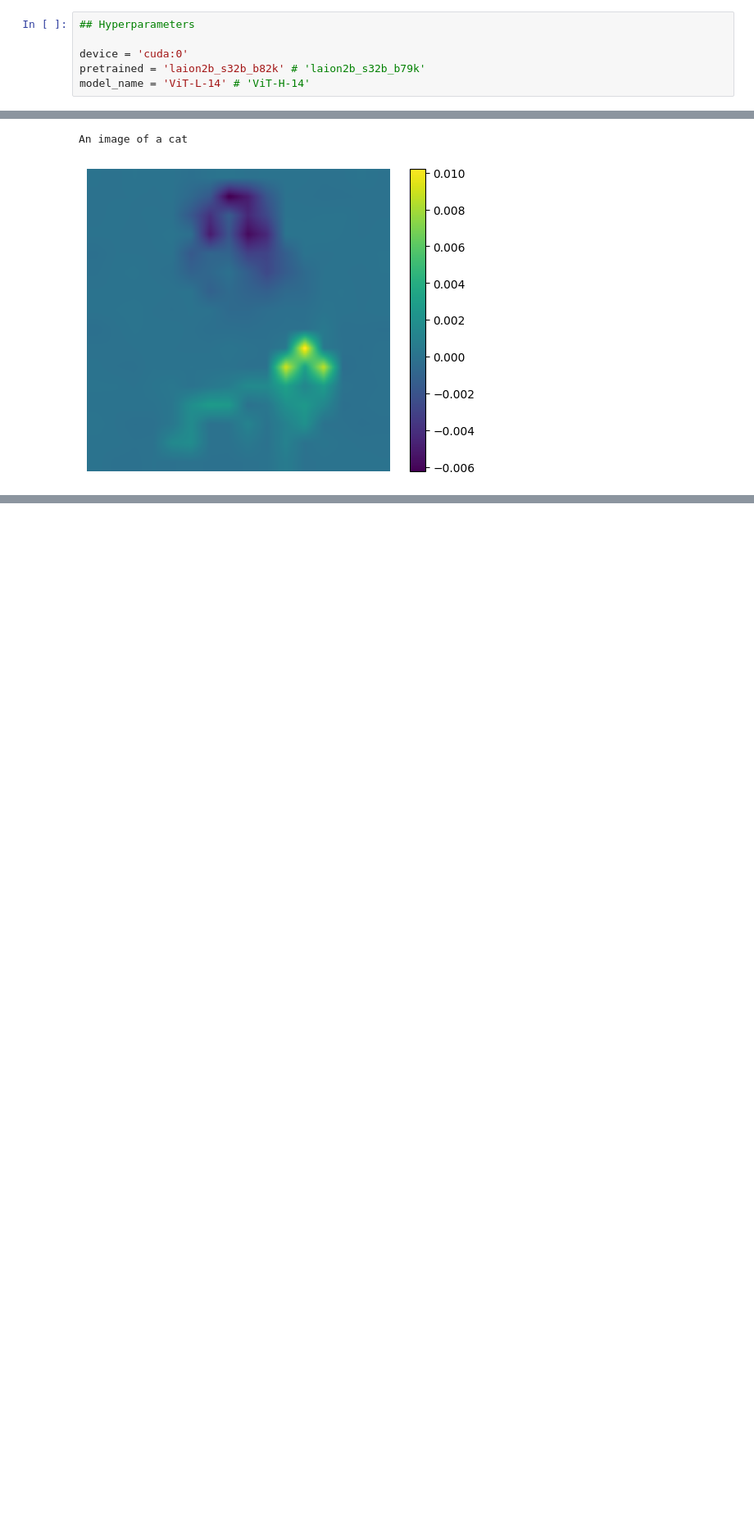
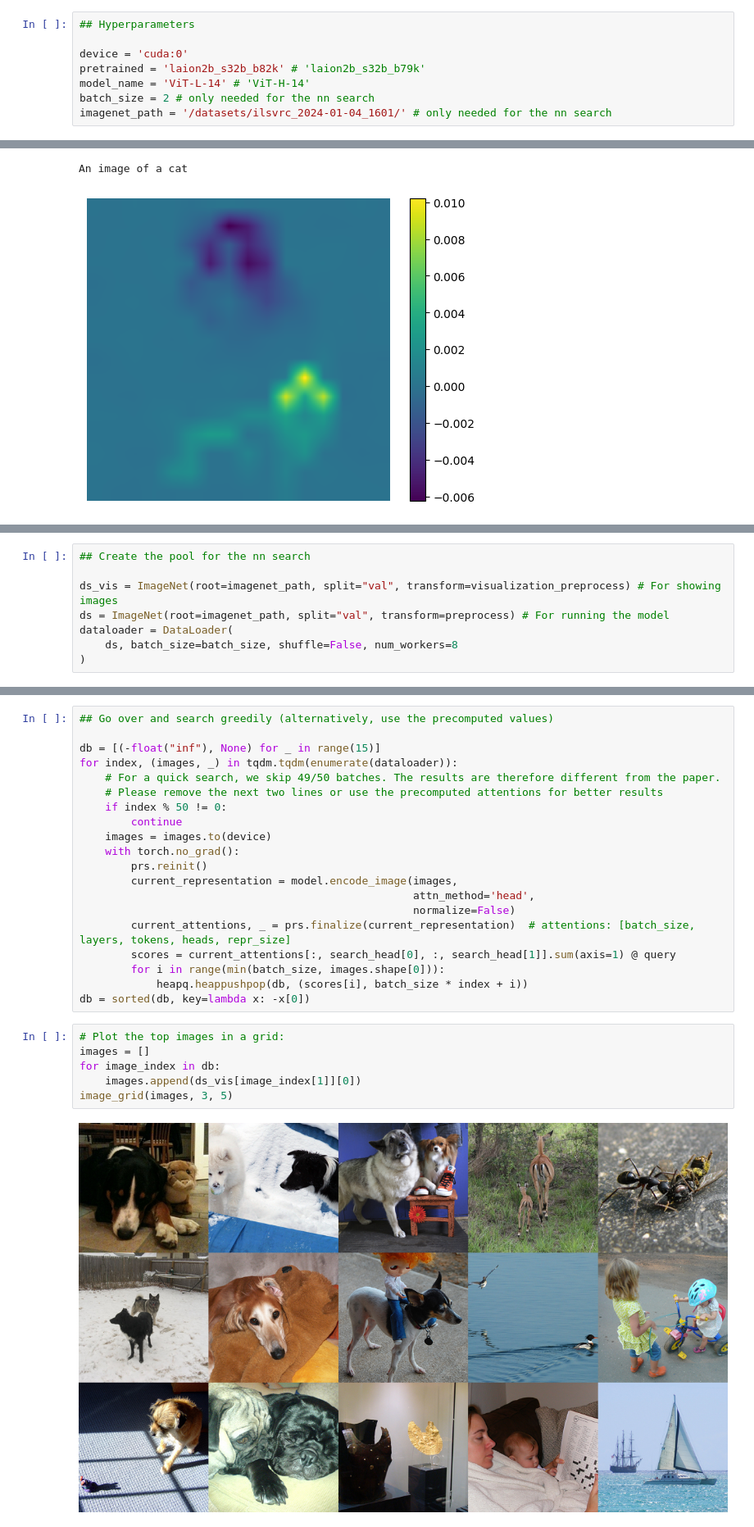
Before and after one commit to yossigandelsman/clip_text_span, a Jupyter notebook: demo.ipynb, the cells around one changed output, grey strips where cells are left out. Shown at 82% size. Cells and saved outputs as stored; diff of their text form; blank space fills up the shorter version.

Commit message:
Added nn search

```diff
--- a/demo.ipynb
+++ b/demo.ipynb
@@ -22,6 +24,8 @@ from matplotlib import pyplot as plt
 device = 'cuda:0'
 pretrained = 'laion2b_s32b_b82k' # 'laion2b_s32b_b79k'
 model_name = 'ViT-L-14' # 'ViT-H-14'
+batch_size = 2 # only needed for the nn search
+imagenet_path = '/datasets/ilsvrc_2024-01-04_1601/' # only needed for the nn search
 # %%
 ## Loading Model
 
@@ -102,0 +111,8 @@ An image of a cat
+# %%
+## Create the pool for the nn search
+
+ds_vis = ImageNet(root=imagenet_path, split="val", transform=visualization_preprocess) # For showing images
+ds = ImageNet(root=imagenet_path, split="val", transform=preprocess) # For running the model
+dataloader = DataLoader(
+    ds, batch_size=batch_size, shuffle=False, num_workers=8
+)
@@ -102,0 +125,28 @@ An image of a cat
+# %%
+## Go over and search greedily (alternatively, use the precomputed values)
+
+db = [(-float("inf"), None) for _ in range(15)]
+for index, (images, _) in tqdm.tqdm(enumerate(dataloader)):
+    # For a quick search, we skip 49/50 batches. The results are therefore different from the paper.
+    # Please remove the next two lines or use the precomputed attentions for better results
+    if index % 50 != 0:
+        continue
+    images = images.to(device)
+    with torch.no_grad():
+        prs.reinit()
+        current_representation = model.encode_image(images,
+                                                    attn_method='head',
+                                                    normalize=False)
+        current_attentions, _ = prs.finalize(current_representation)  # attentions: [batch_size, layers, tokens, heads, repr_size]
+        scores = current_attentions[:, search_head[0], :, search_head[1]].sum(axis=1) @ query
+        for i in range(min(batch_size, images.shape[0])):
+            heapq.heappushpop(db, (scores[i], batch_size * index + i))
+db = sorted(db, key=lambda x: -x[0])
+# %%
+# Plot the top images in a grid:
+images = []
+for image_index in db:
+    images.append(ds_vis[image_index[1]][0])
+image_grid(images, 3, 5)
+# %% [output]
+[figure, added]
```
Also changed, not shown: parts of 4 cells of this notebook, 5 other files.
